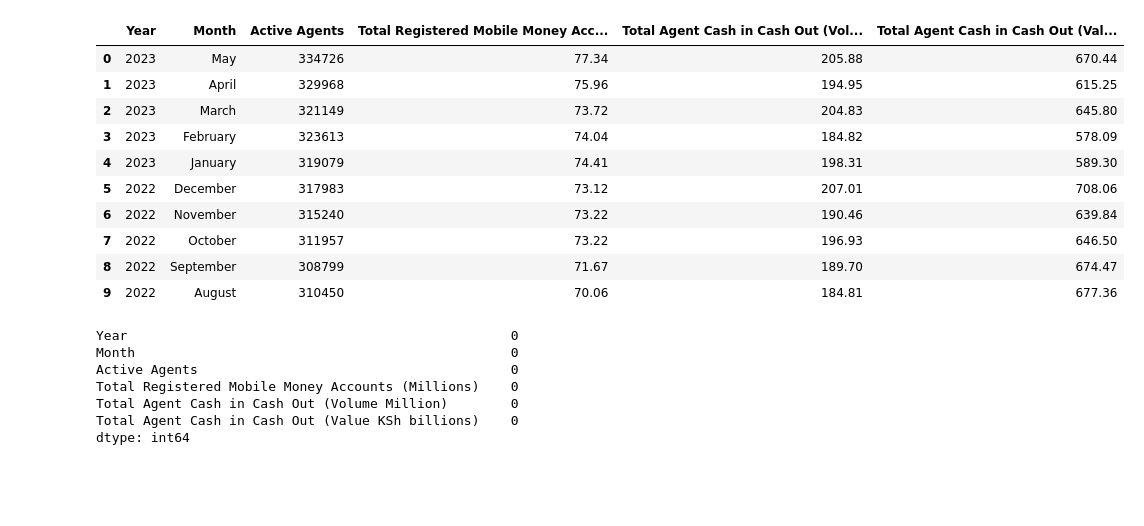
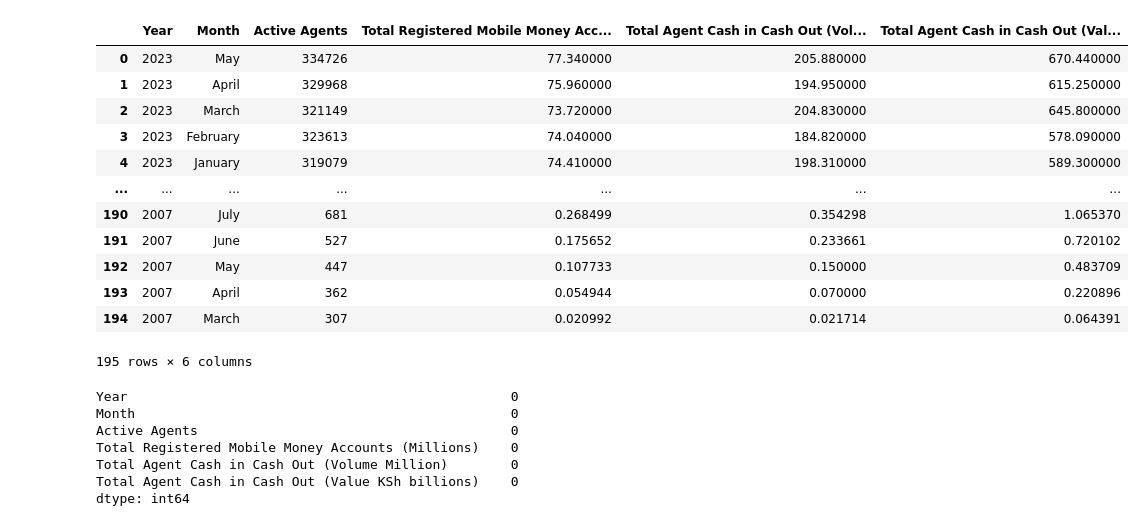
Before and after one commit to Murega14/Value-of-Transactions, a Jupyter notebook: transactions.ipynb, the cells around one changed output. Saved outputs shown, nothing was run; the diff lists cells and outputs as text; code cells hidden in the pictures; blank space fills up the shorter version.

```diff
--- a/transactions.ipynb
+++ b/transactions.ipynb
@@ -8,19 +15,21 @@ import pandasai
 # %%
 #loading data from csv file to dataframe
 df = pd.read_csv('Mobile Payments.csv')
-df.head(10)
+df
 # %% [output]
 |  | Year | Month | Active Agents | Total Registered Mobile Money Acc... | Total Agent Cash in Cash Out (Vol... | Total Agent Cash in Cash Out (Val... |
-| 0 | 2023 | May | 334726 | 77.34 | 205.88 | 670.44 |
-| 1 | 2023 | April | 329968 | 75.96 | 194.95 | 615.25 |
-| 2 | 2023 | March | 321149 | 73.72 | 204.83 | 645.80 |
-| 3 | 2023 | February | 323613 | 74.04 | 184.82 | 578.09 |
-| 4 | 2023 | January | 319079 | 74.41 | 198.31 | 589.30 |
-| 5 | 2022 | December | 317983 | 73.12 | 207.01 | 708.06 |
-| 6 | 2022 | November | 315240 | 73.22 | 190.46 | 639.84 |
-| 7 | 2022 | October | 311957 | 73.22 | 196.93 | 646.50 |
-| 8 | 2022 | September | 308799 | 71.67 | 189.70 | 674.47 |
-| 9 | 2022 | August | 310450 | 70.06 | 184.81 | 677.36 |
+| 0 | 2023 | May | 334726 | 77.340000 | 205.880000 | 670.440000 |
+| 1 | 2023 | April | 329968 | 75.960000 | 194.950000 | 615.250000 |
+| 2 | 2023 | March | 321149 | 73.720000 | 204.830000 | 645.800000 |
+| 3 | 2023 | February | 323613 | 74.040000 | 184.820000 | 578.090000 |
+| 4 | 2023 | January | 319079 | 74.410000 | 198.310000 | 589.300000 |
+| ... | ... | ... | ... | ... | ... | ... |
+| 190 | 2007 | July | 681 | 0.268499 | 0.354298 | 1.065370 |
+| 191 | 2007 | June | 527 | 0.175652 | 0.233661 | 0.720102 |
+| 192 | 2007 | May | 447 | 0.107733 | 0.150000 | 0.483709 |
+| 193 | 2007 | April | 362 | 0.054944 | 0.070000 | 0.220896 |
+| 194 | 2007 | March | 307 | 0.020992 | 0.021714 | 0.064391 |
+195 rows × 6 columns
 # %%
 #checking if there are any null values
 df.isna().sum()
```
Also changed, not shown: parts of 17 cells of this notebook.
